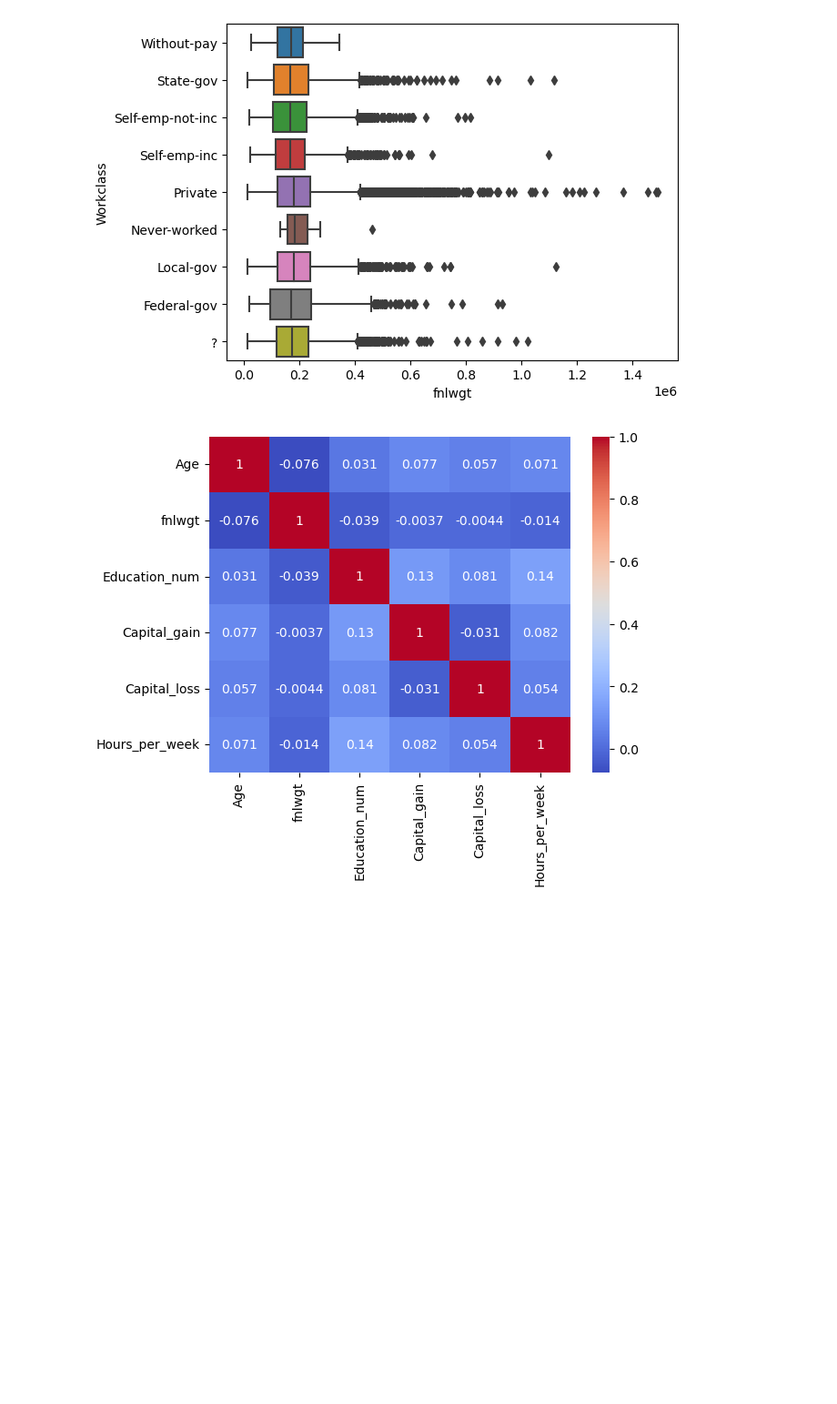
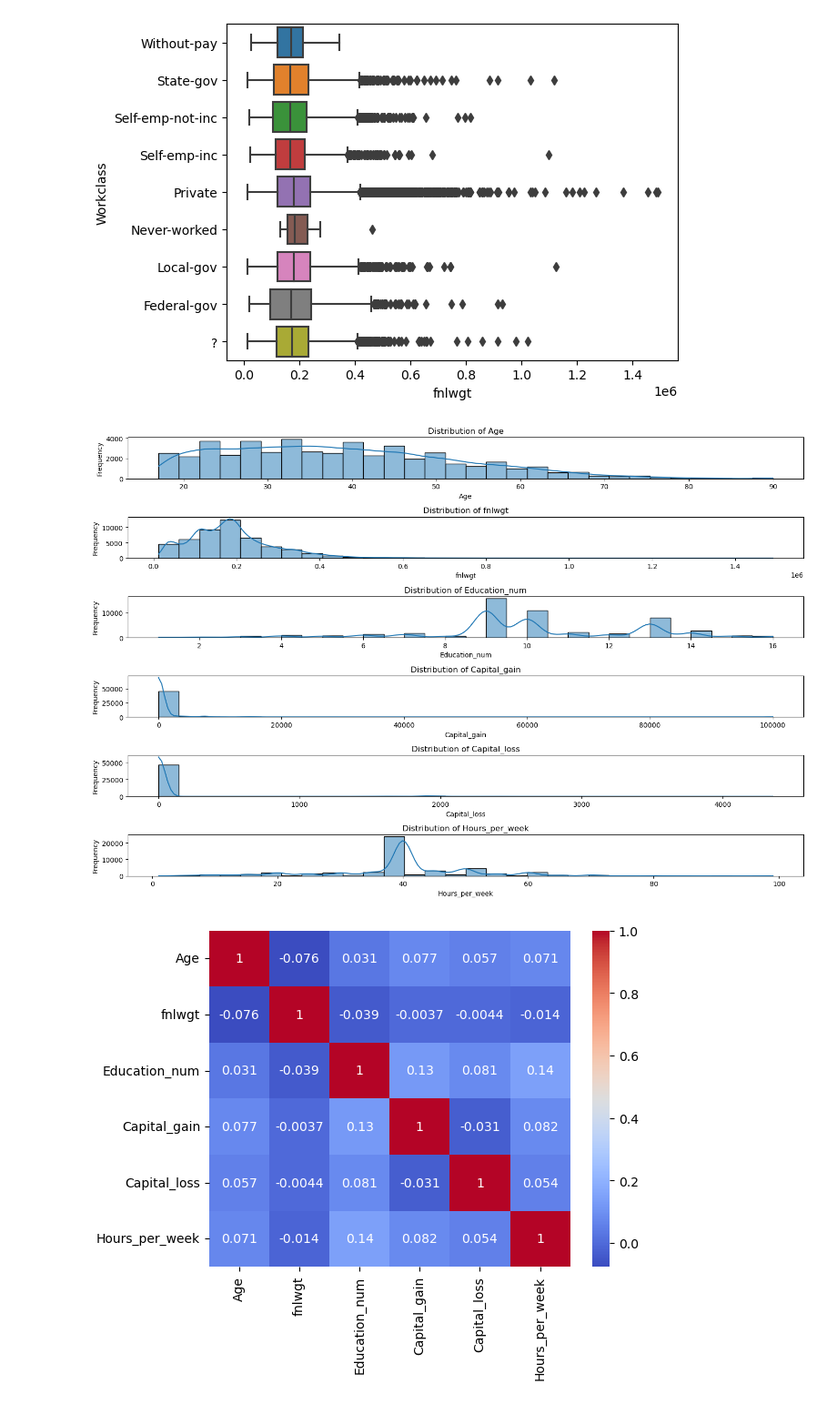
Before and after one commit to sebhatgg/DSE, a Jupyter notebook: Census_DataExploration.ipynb, the cells around one changed output. Shown at 91% size. Drawn from its saved outputs; the diff is of its cells as text; code cells hidden in the pictures; blank space fills up the shorter version.

```diff
--- a/Census_DataExploration.ipynb
+++ b/Census_DataExploration.ipynb
@@ -131,6 +131,23 @@ plt.title('Box Plot fnlwgt by workclass')
 # %% [output]
 TypeError: 'AxesSubplot' object is not subscriptable
 [figure]
+# %%
+# Create histograms for each numeric column in your dataset
+numeric_columns = data.select_dtypes(include=['float64', 'int64']).columns
+# Plot histograms
+plt.figure(figsize=(15, 10))
+
+for i, column in enumerate(numeric_columns):
+    plt.subplot(len(numeric_columns), 1, i + 1)
+    sns.histplot(data[column], bins=30, kde=True)
+    plt.title(f'Distribution of {column}')
+    plt.xlabel(column)
+    plt.ylabel('Frequency')
+
+plt.tight_layout()
+plt.show()
+# %% [output]
+[figure, added]
 # %%
 # Correlation matrix
 correlation_matrix = data.corr()
```
